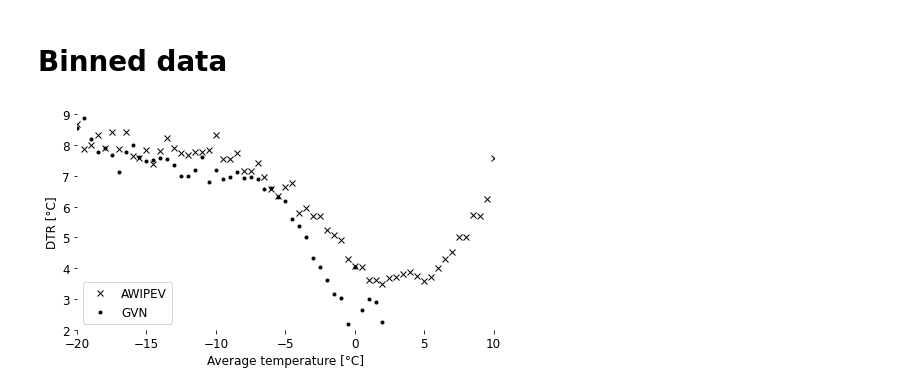
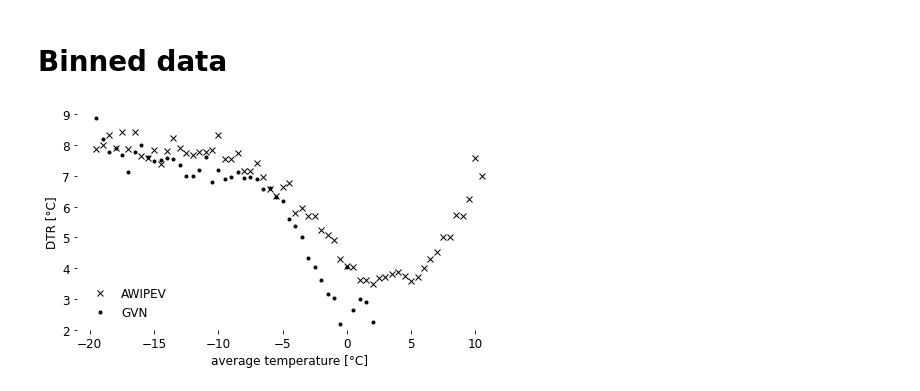
Before and after one commit to LeoausderDose/Praktikum_AWI, a Jupyter notebook: Bilder/Binned data/BinnedData.ipynb, the cells around one changed output. Cells and saved outputs as stored; diff of their text form; code cells hidden in the pictures.

```diff
--- a/Bilder/Binned data/BinnedData.ipynb
+++ b/Bilder/Binned data/BinnedData.ipynb
@@ -14,59 +14,39 @@ plt.rcParams.update(custom_rc_params_small)
 # %%
 df_GVN = pd.read_csv('BinnedData_GVN.csv')
 df_AWIPEV = pd.read_csv('BinnedData_Spitzbergen.csv')
+# %%
+mask = (df_AWIPEV['TAvg_bin'] > -20) & (df_AWIPEV['TAvg_bin'] < 11)
+mask2 = (df_GVN['TAvg_bin'] > -20) & (df_GVN['TAvg_bin'] < 11)
 # %%
-# fig, ax = plt.figure(figsize=(6,4), frameon= False)
+# Create a figure and axis
+fig, ax = plt.subplots()
 
-# frameon = False
-# # Print or use means_df as needed
-# plt.plot( df_AWIPEV['TAvg_bin'], df_AWIPEV['DTR'], marker = '*', ls = '', color = 'black')
-# plt.plot(df_GVN['TAvg_bin'], df_GVN['DTR'], marker = '.', ls = '', color = 'black')
+# Plot the data
+plt.plot(df_AWIPEV['TAvg_bin'][mask], df_AWIPEV['DTR'][mask], marker='x', ls='', color='black', label='AWIPEV')
+plt.plot(df_GVN['TAvg_bin'][mask2], df_GVN['DTR'][mask2], marker='.', ls='', color='black', label='GVN')
 
-# plt.xlim(-20,10)
-# plt.ylim(2,9)
+# Set the x and y limits
+#plt.xlim(-20, 10)
+plt.ylim(2, 9)
 
-# plt.xlabel('Average temperature [°C]')
-# plt.ylabel('DTR [°C]')
+# Set labels for x and y axes
+plt.xlabel('average temperature [°C]')
+plt.ylabel('DTR [°C]')
 
-# ax.spines['top'].set_visible(False)
-# ax.spines['right'].set_visible(False)
-# ax.spines['bottom'].set_visible(False)
-# ax.spines['left'].set_visible(False)
-# #plt.grid()
+# Remove the top and right spines
+ax.spines['top'].set_visible(False)
+ax.spines['right'].set_visible(False)
+ax.spines['bottom'].set_visible(False)
+ax.spines['left'].set_visible(False)
 
-# plt.tight_layout()
-# plt.show()
-# #plt.savefig('SB_DTR_binning.png', dpi = 300)
+# Add a legend
+plt.legend(loc = 3, frameon = False)
+
+# Display the plot
+plt.tight_layout()
+
+
+plt.savefig('SB_DTR_binning.pdf')
+plt.show()
+# %% [output]
+[figure, added]
-# %%
-# Create a figure and axis
-fig, ax = plt.subplots()
-
-# Plot the data
-plt.plot(df_AWIPEV['TAvg_bin'], df_AWIPEV['DTR'], marker='x', ls='', color='black', label='AWIPEV')
-plt.plot(df_GVN['TAvg_bin'], df_GVN['DTR'], marker='.', ls='', color='black', label='GVN')
-
-# Set the x and y limits
-plt.xlim(-20, 10)
-plt.ylim(2, 9)
-
-# Set labels for x and y axes
-plt.xlabel('Average temperature [°C]')
-plt.ylabel('DTR [°C]')
-
-# Remove the top and right spines
-ax.spines['top'].set_visible(False)
-ax.spines['right'].set_visible(False)
-ax.spines['bottom'].set_visible(False)
-ax.spines['left'].set_visible(False)
-
-# Add a legend
-plt.legend(loc = 3)
-
-# Display the plot
-plt.tight_layout()
-
-
-plt.savefig('SB_DTR_binning.pdf')
-plt.show()
-# %% [output]
-[figure, removed]
```
Also changed, not shown: 1 other file.
